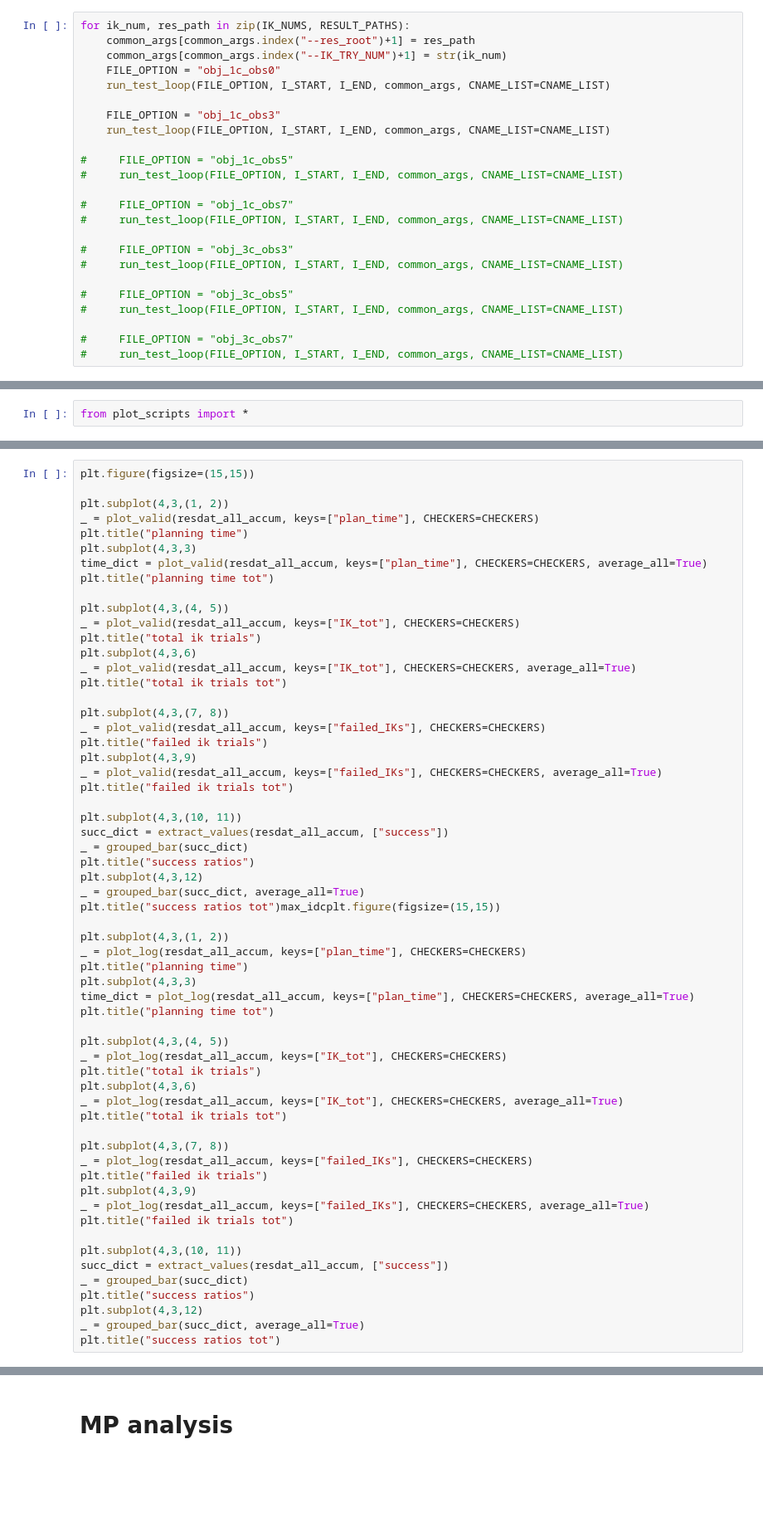
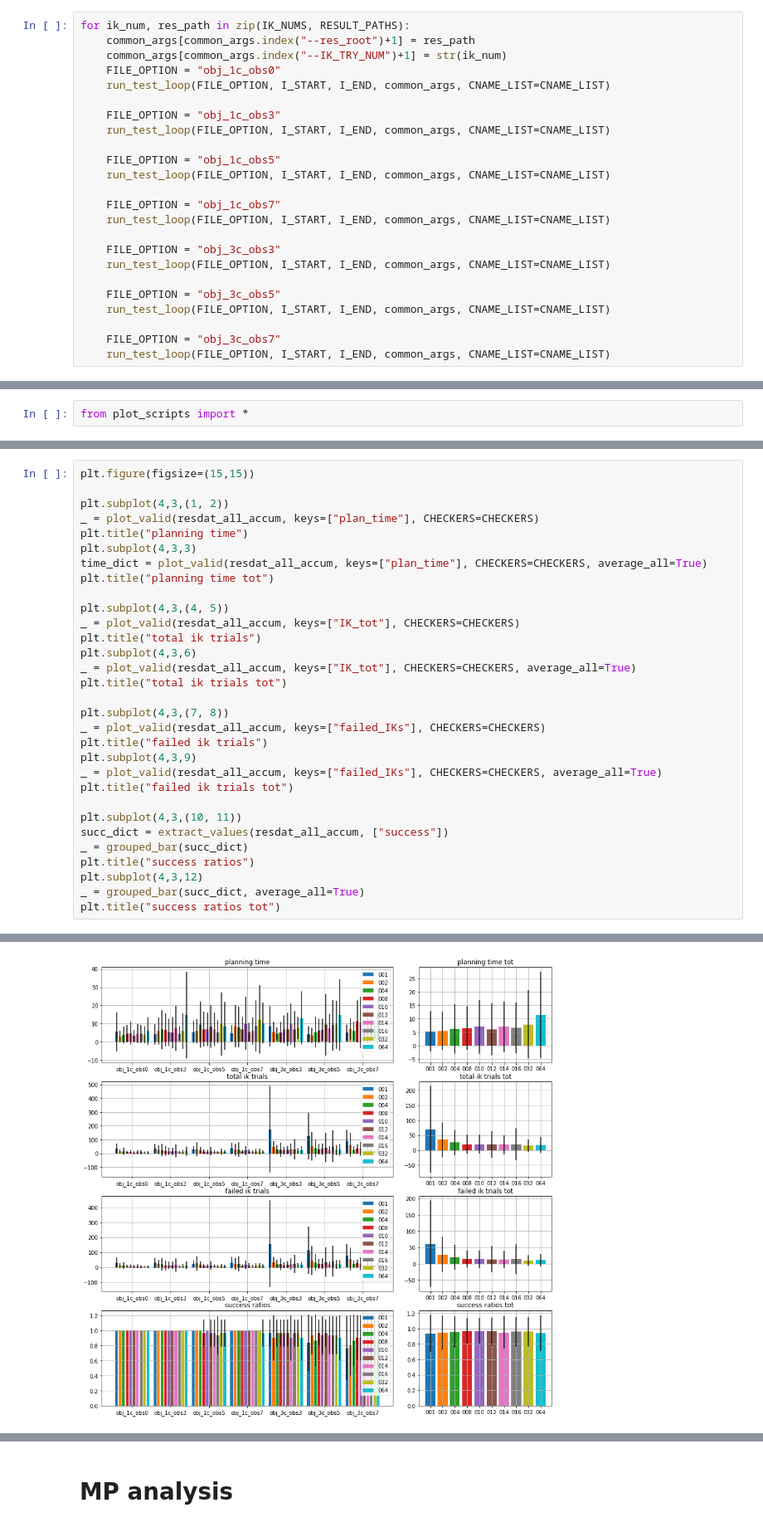
Before and after one commit to rnb-disinfection/rnb-planning, a Jupyter notebook: src/scripts/developing/pddlstream/[TEST] PDDLStream-test-samples-ikmp-analysis.ipynb, the cells around one changed output, grey strips where cells are left out. Shown at 83% size. Saved outputs shown, nothing was run; the diff lists cells and outputs as text; blank space fills up the shorter version.

```diff
--- a/src/scripts/developing/pddlstream/[TEST] PDDLStream-test-samples-ikmp-analysis.ipynb
+++ b/src/scripts/developing/pddlstream/[TEST] PDDLStream-test-samples-ikmp-analysis.ipynb
@@ -126,18 +125,18 @@ for ik_num, res_path in zip(IK_NUMS, RESULT_PATHS):
     FILE_OPTION = "obj_1c_obs3"
     run_test_loop(FILE_OPTION, I_START, I_END, common_args, CNAME_LIST=CNAME_LIST)
 
-#     FILE_OPTION = "obj_1c_obs5"
-#     run_test_loop(FILE_OPTION, I_START, I_END, common_args, CNAME_LIST=CNAME_LIST)
+    FILE_OPTION = "obj_1c_obs5"
+    run_test_loop(FILE_OPTION, I_START, I_END, common_args, CNAME_LIST=CNAME_LIST)
 
-#     FILE_OPTION = "obj_1c_obs7"
-#     run_test_loop(FILE_OPTION, I_START, I_END, common_args, CNAME_LIST=CNAME_LIST)
+    FILE_OPTION = "obj_1c_obs7"
+    run_test_loop(FILE_OPTION, I_START, I_END, common_args, CNAME_LIST=CNAME_LIST)
 
-#     FILE_OPTION = "obj_3c_obs3"
-#     run_test_loop(FILE_OPTION, I_START, I_END, common_args, CNAME_LIST=CNAME_LIST)
+    FILE_OPTION = "obj_3c_obs3"
+    run_test_loop(FILE_OPTION, I_START, I_END, common_args, CNAME_LIST=CNAME_LIST)
 
-#     FILE_OPTION = "obj_3c_obs5"
-#     run_test_loop(FILE_OPTION, I_START, I_END, common_args, CNAME_LIST=CNAME_LIST)
+    FILE_OPTION = "obj_3c_obs5"
+    run_test_loop(FILE_OPTION, I_START, I_END, common_args, CNAME_LIST=CNAME_LIST)
 
-#     FILE_OPTION = "obj_3c_obs7"
-#     run_test_loop(FILE_OPTION, I_START, I_END, common_args, CNAME_LIST=CNAME_LIST)
+    FILE_OPTION = "obj_3c_obs7"
+    run_test_loop(FILE_OPTION, I_START, I_END, common_args, CNAME_LIST=CNAME_LIST)
 # %% [output]
@@ -193,33 +226,5 @@ _ = grouped_bar(succ_dict)
 plt.title("success ratios")
 plt.subplot(4,3,12)
 _ = grouped_bar(succ_dict, average_all=True)
-plt.title("success ratios tot")max_idcplt.figure(figsize=(15,15))
-
-plt.subplot(4,3,(1, 2))
-_ = plot_log(resdat_all_accum, keys=["plan_time"], CHECKERS=CHECKERS)
-plt.title("planning time")
-plt.subplot(4,3,3)
-time_dict = plot_log(resdat_all_accum, keys=["plan_time"], CHECKERS=CHECKERS, average_all=True)
-plt.title("planning time tot")
-
-plt.subplot(4,3,(4, 5))
-_ = plot_log(resdat_all_accum, keys=["IK_tot"], CHECKERS=CHECKERS)
-plt.title("total ik trials")
-plt.subplot(4,3,6)
-_ = plot_log(resdat_all_accum, keys=["IK_tot"], CHECKERS=CHECKERS, average_all=True)
-plt.title("total ik trials tot")
-
-plt.subplot(4,3,(7, 8))
-_ = plot_log(resdat_all_accum, keys=["failed_IKs"], CHECKERS=CHECKERS)
-plt.title("failed ik trials")
-plt.subplot(4,3,9)
-_ = plot_log(resdat_all_accum, keys=["failed_IKs"], CHECKERS=CHECKERS, average_all=True)
-plt.title("failed ik trials tot")
-
-plt.subplot(4,3,(10, 11))
-succ_dict = extract_values(resdat_all_accum, ["success"])
-_ = grouped_bar(succ_dict)
-plt.title("success ratios")
-plt.subplot(4,3,12)
-_ = grouped_bar(succ_dict, average_all=True)
 plt.title("success ratios tot")
+# %% [output]
@@ -226,3 +232,4 @@ plt.title("success ratios tot")
+[figure, added]
 # %%
 print("="*80)
 success_vecs = [np.concatenate(map(lambda x: x["{:03}".format(ik_num)], succ_dict.values())) for ik_num in IK_NUMS]
```
Also changed, not shown: parts of 13 cells of this notebook.
